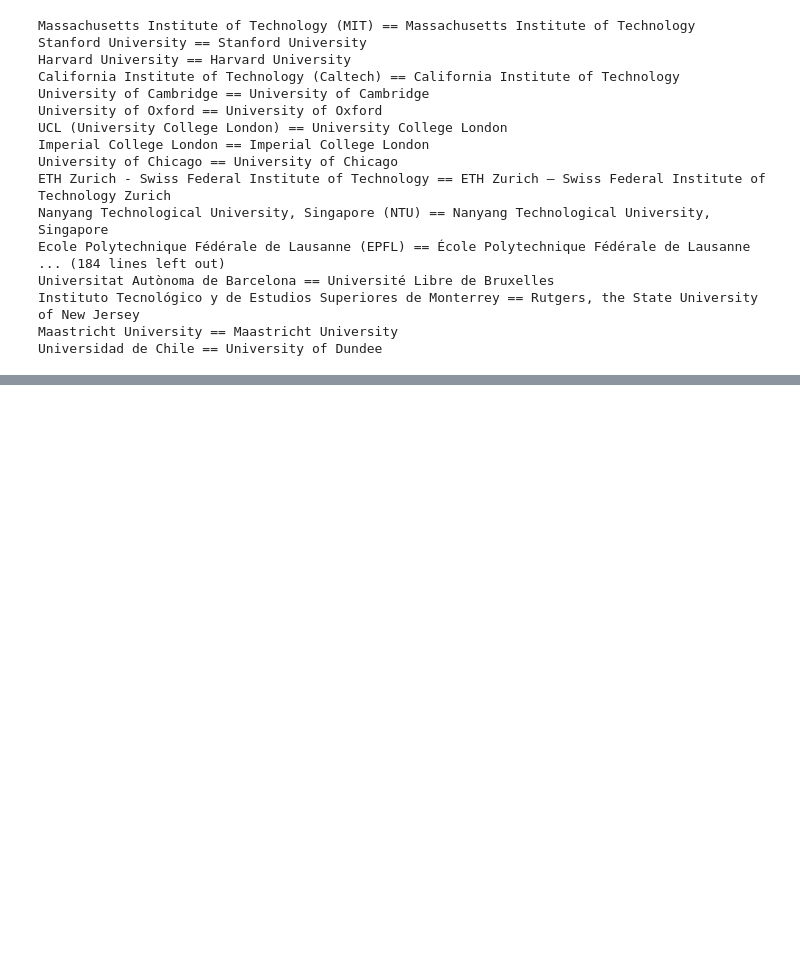
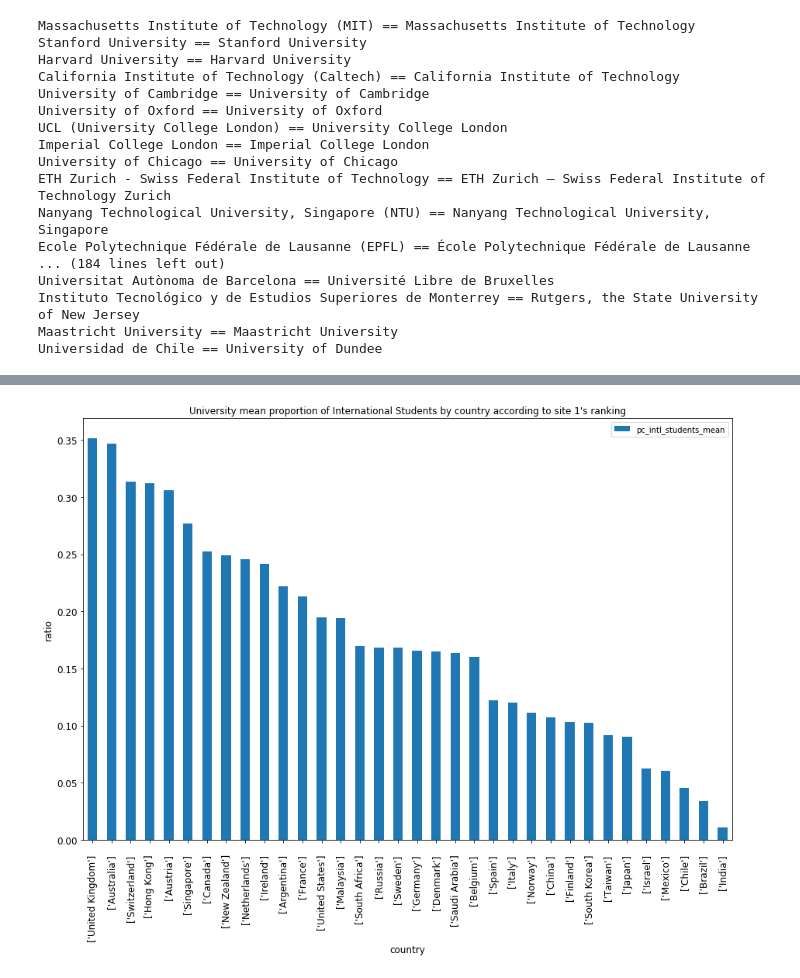
Before and after one commit to ChristianMct/ADA2017-Homeworks, a Jupyter notebook: 02 - Data from the Web/hw2_analysis.ipynb, the cells around one changed output, grey strips where cells are left out. Cells and saved outputs as stored; diff of their text form; code cells hidden in the pictures; blank space fills up the shorter version.

```diff
--- a/02 - Data from the Web/hw2_analysis.ipynb
+++ b/02 - Data from the Web/hw2_analysis.ipynb
@@ -186,0 +176,9 @@ plt.show()
+# %%
+cx = uni_s1_RI_country[['pc_intl_students_mean']].plot(kind='bar', title ="University mean proportion of International Students by country according to site 1's ranking", figsize=(15, 10), legend=True, fontsize=12)
+cx.set_xlabel("country", fontsize=12)
+cx.set_ylabel("ratio", fontsize=12)
+cx.set_xticklabels(uni_s1_RI_country.country)
+cx.tick_params(axis='x', which='major', pad=15)
+plt.show()
+# %% [output]
+[figure, added]
```
Also changed, not shown: parts of 25 cells of this notebook, 1 other file.
